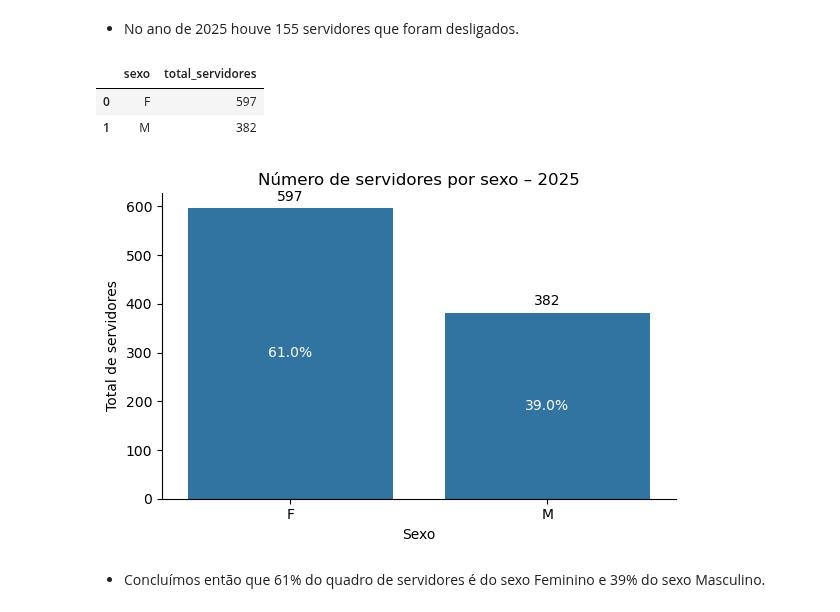
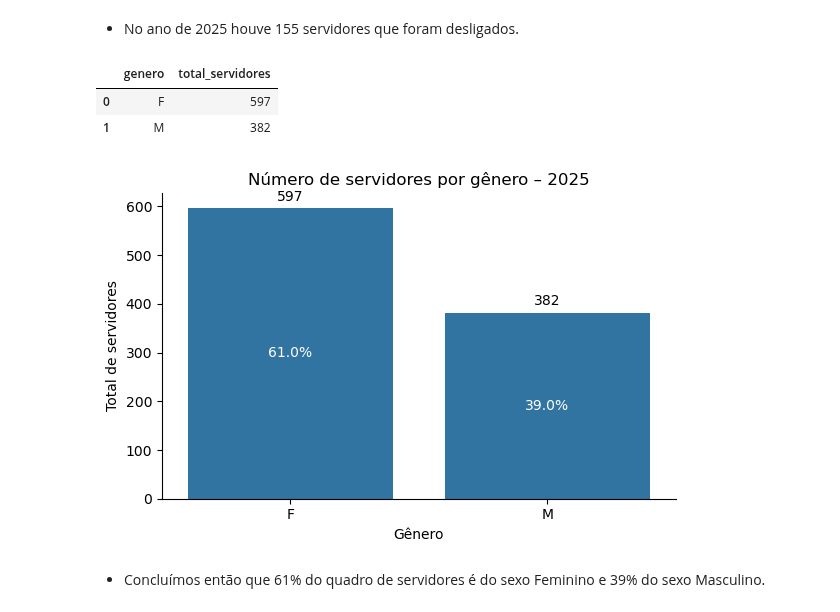
Before and after one commit to oguidenardi/folha_pagamento_santa_rita_2025, a Jupyter notebook: notebooks/04_exploratory_data_analysis.ipynb, the cells around one changed output. Drawn from its saved outputs; the diff is of its cells as text; code cells hidden in the pictures.

Commit message:
refactor: replace all 'sexo' references with 'genero' across EDA notebook

```diff
--- a/notebooks/04_exploratory_data_analysis.ipynb
+++ b/notebooks/04_exploratory_data_analysis.ipynb
@@ -217,56 +215,56 @@ servidores_por_sexo = (
 # %%
 df_unico = df_serv.drop_duplicates(subset="id_servidor")
 
-contagem_sexo = (
-    df_unico["sexo"].value_counts()
+contagem_genero = (
+    df_unico["genero"].value_counts()
     .loc[["F", "M"]].reset_index()
 )
 
-contagem_sexo.columns = ["sexo", "total_servidores"]
-contagem_sexo
+contagem_genero.columns = ["genero", "total_servidores"]
+contagem_genero
 # %% [output]
-|  | sexo | total_servidores |
+|  | genero | total_servidores |
 | 0 | F | 597 |
 | 1 | M | 382 |
 # %%
-total = contagem_sexo["total_servidores"].sum()
+total = contagem_genero["total_servidores"].sum()
 
-contagem_sexo["percentual"] = (
-    contagem_sexo["total_servidores"] / total * 100
+contagem_genero["percentual"] = (
+    contagem_genero["total_servidores"] / total * 100
 ).round(1)
 # %%
 plt.figure(figsize=(6, 4))
 
 ax = sns.barplot(
-    data=contagem_sexo,
-    x="sexo",
+    data=contagem_genero,
+    x="genero",
     y="total_servidores"
 )
 
 # Número absoluto em cima da barra
 for container in ax.containers:
     ax.bar_label(container, padding=3)
 
 # Percentual dentro da barra
-for i, row in contagem_sexo.iterrows():
+for i, row in contagem_genero.iterrows():
     ax.text(
         i,
         row["total_servidores"] / 2,
         f'{row["percentual"]}%',
         ha="center",
         va="center",
         color="white",
     )
 
-plt.title("Número de servidores por sexo – 2025")
-plt.xlabel("Sexo")
+plt.title("Número de servidores por gênero – 2025")
+plt.xlabel("Gênero")
 plt.ylabel("Total de servidores")
 
 sns.despine()
 plt.tight_layout()
 plt.show()
 # %% [output]
-[figure, old version]
+[figure, new version]
 # %% [markdown]
 - Concluímos então que 61% do quadro de servidores é do sexo Feminino e 39% do sexo Masculino.
 # %% [markdown]
```
Also changed, not shown: parts of 22 cells of this notebook.
